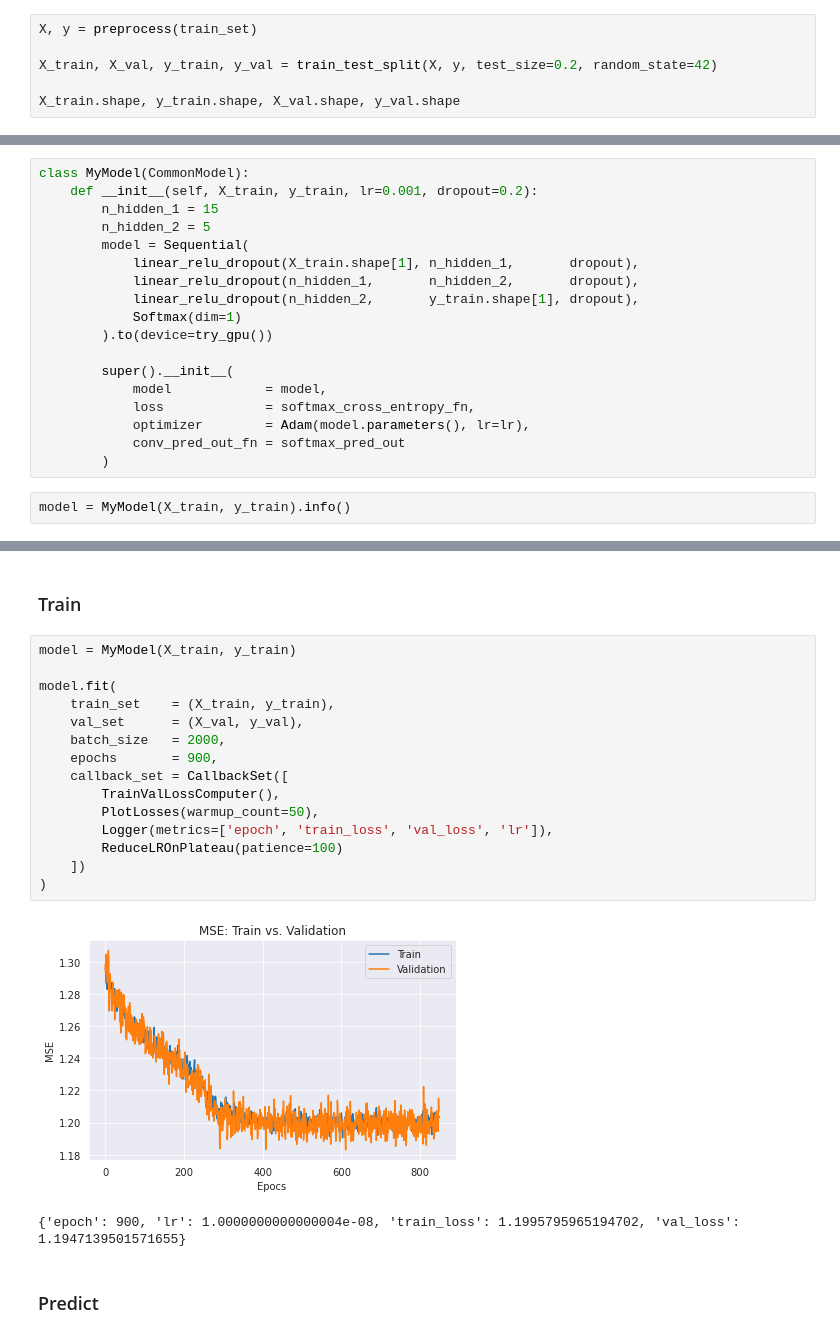
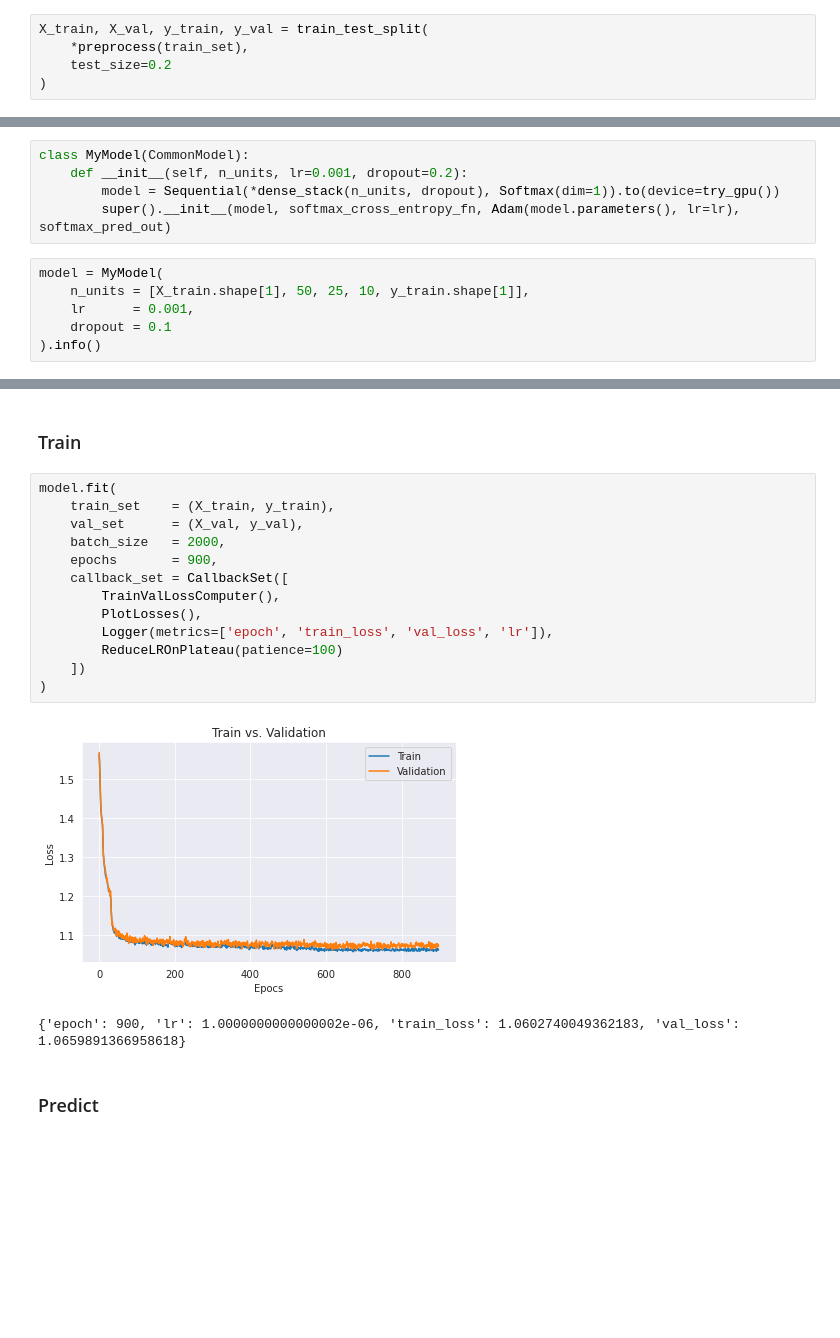
Before and after one commit to adrianmarino/datitos, a Jupyter notebook: tp2/tp2.ipynb, the cells around one changed output, grey strips where cells are left out. Cells and saved outputs as stored; diff of their text form; blank space fills up the shorter version.

```diff
--- a/tp2/tp2.ipynb
+++ b/tp2/tp2.ipynb
@@ -52,8 +52,7 @@ TARGET = 'Position'
 # %%
 def preprocess(df): return df[SKILL_FEATURES], pd.get_dummies(df[[TARGET]], dummy_na=True)
 # %%
-X, y = preprocess(train_set)
-
-X_train, X_val, y_train, y_val = train_test_split(X, y, test_size=0.2, random_state=42)
-
-X_train.shape, y_train.shape, X_val.shape, y_val.shape
+X_train, X_val, y_train, y_val = train_test_split(
+    *preprocess(train_set),
+    test_size=0.2
+)
@@ -62,23 +59,14 @@ X_train.shape, y_train.shape, X_val.shape, y_val.shape
 # %%
 class MyModel(CommonModel):
-    def __init__(self, X_train, y_train, lr=0.001, dropout=0.2):
-        n_hidden_1 = 15
-        n_hidden_2 = 5
-        model = Sequential(
-            linear_relu_dropout(X_train.shape[1], n_hidden_1,       dropout),
-            linear_relu_dropout(n_hidden_1,       n_hidden_2,       dropout),
-            linear_relu_dropout(n_hidden_2,       y_train.shape[1], dropout),
-            Softmax(dim=1)
-        ).to(device=try_gpu())
-
-        super().__init__(
-            model            = model,
-            loss             = softmax_cross_entropy_fn,
-            optimizer        = Adam(model.parameters(), lr=lr),
-            conv_pred_out_fn = softmax_pred_out
-        )
+    def __init__(self, n_units, lr=0.001, dropout=0.2):
+        model = Sequential(*dense_stack(n_units, dropout), Softmax(dim=1)).to(device=try_gpu())
+        super().__init__(model, softmax_cross_entropy_fn, Adam(model.parameters(), lr=lr), softmax_pred_out)
 # %%
-model = MyModel(X_train, y_train).info()
+model = MyModel(
+    n_units = [X_train.shape[1], 50, 25, 10, y_train.shape[1]],
+    lr      = 0.001,
+    dropout = 0.1
+).info()
 # %% [output]
 Model:
  Sequential(
@@ -100,23 +89,21 @@ Params:
 # %% [markdown]
 ### Train
 # %%
-model = MyModel(X_train, y_train)
-
 model.fit(
     train_set    = (X_train, y_train),
     val_set      = (X_val, y_val),
     batch_size   = 2000,
     epochs       = 900,
     callback_set = CallbackSet([
         TrainValLossComputer(),
-        PlotLosses(warmup_count=50),
+        PlotLosses(),
         Logger(metrics=['epoch', 'train_loss', 'val_loss', 'lr']),
         ReduceLROnPlateau(patience=100)
     ])
 )
 # %% [output]
-[figure, old version]
+[figure, new version]
-{'epoch': 900, 'lr': 1.0000000000000004e-08, 'train_loss': 1.1995795965194702, 'val_loss': 1.1947139501571655}
+{'epoch': 900, 'lr': 1.0000000000000002e-06, 'train_loss': 1.0602740049362183, 'val_loss': 1.0659891366958618}
 # %% [markdown]
 ### Predict
 # %%
```
Also changed, not shown: parts of 5 cells of this notebook, 5 other files.
